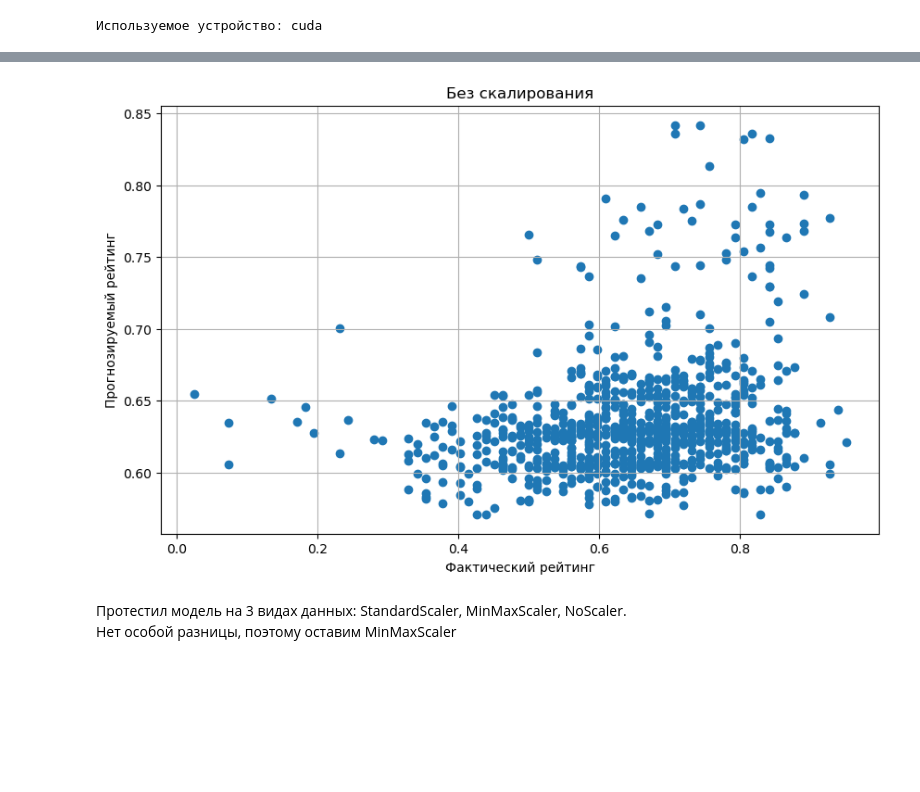
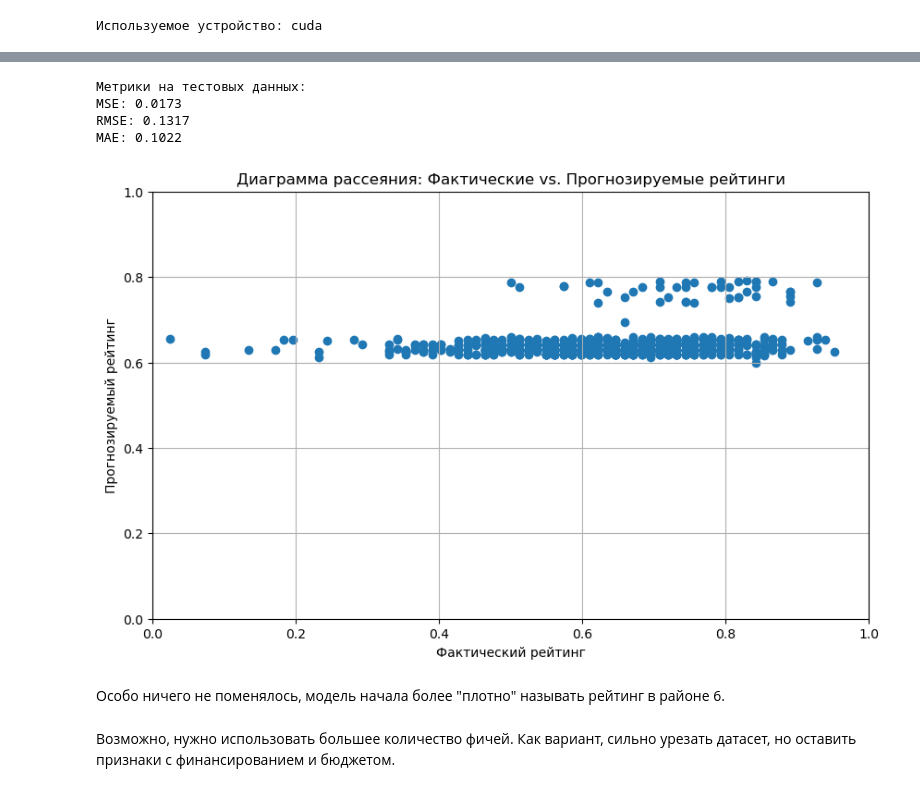
Before and after one commit to EugeneSt27/Machine-learning, a Jupyter notebook: Lab5/Lab5.ipynb, the cells around one changed output, grey strips where cells are left out. Saved outputs shown, nothing was run; the diff lists cells and outputs as text; code cells hidden in the pictures; blank space fills up the shorter version.

```diff
--- a/Lab5/Lab5.ipynb
+++ b/Lab5/Lab5.ipynb
@@ -391,0 +457,23 @@ plt.show()
+# %%
+for activation, dropout_rate, batch_norm, batch_size in param_combinations:
+    print(f"\nПеребираем: Activation={activation.__class__.__name__}, Dropout={dropout_rate}, BatchNorm={batch_norm}, BatchSize={batch_size}")
+    train_dataset = TensorDataset(train_features, train_target)
+    train_loader = DataLoader(train_dataset, batch_size=batch_size, shuffle=True)
+    input_size = train_features.shape[1]
+    model = BaselineNet(input_size, activation, dropout_rate, batch_norm).to(device)
+    learning_rate = learning_rate
+    num_epochs = num_epochs
+    train_model(model, train_loader, device, learning_rate, num_epochs)
+
+    mse, rmse, mae, _, _ = evaluate_model(model, test_features, test_target, device)
+    print(f'MSE: {mse:.4f}')
+    print(f'RMSE: {rmse:.4f}')
+    print(f'MAE: {mae:.4f}')
+
+    results.append({
+        'activation': activation.__class__.__name__,
+        'dropout': dropout_rate,
+        'batch_norm': batch_norm,
+        'batch_size': batch_size,
+        'rmse': rmse
+    })
@@ -391,0 +527,10 @@ plt.show()
+# %%
+train_dataset = TensorDataset(train_features, train_target)
+train_loader = DataLoader(train_dataset, batch_size=16, shuffle=True)
+input_size = train_features.shape[1]
+learning_rate = 0.001
+num_epochs = 30
+activation = nn.Tanh()
+dropout_rate = 0.2
+batch_norm = None
+upgraded_model = BaselineNet(input_size, activation, dropout_rate, batch_norm).to(device)
@@ -392,13 +557,29 @@ plt.show()
+# %%
+mse, rmse, mae, actual, predictions = evaluate_model(
+    upgraded_model, test_features, test_target, device
+)
+print(f'\nМетрики на тестовых данных:')
+print(f'MSE: {mse:.4f}')
+print(f'RMSE: {rmse:.4f}')
+print(f'MAE: {mae:.4f}')
+# %% [output]
+Метрики на тестовых данных:
+MSE: 0.0173
+RMSE: 0.1317
+MAE: 0.1022
 # %%
 plt.figure(figsize=(10, 6))
 plt.scatter(actual, predictions)
 plt.xlabel('Фактический рейтинг')
 plt.ylabel('Прогнозируемый рейтинг')
-plt.title('Без скалирования')
+plt.xlim([0,1])
+plt.ylim([0,1])
+plt.title('Диаграмма рассеяния: Фактические vs. Прогнозируемые рейтинги')
 plt.grid(True)
 plt.show()
 # %% [output]
-[figure, old version]
+[figure, new version]
-# %% [markdown]
-Протестил модель на 3 видах данных: StandardScaler, MinMaxScaler, NoScaler.
-Нет особой разницы, поэтому оставим MinMaxScaler
+# %% [markdown]
+Особо ничего не поменялось, модель начала более "плотно" называть рейтинг в районе 6.
+# %% [markdown]
+Возможно, нужно использовать большее количество фичей. Как вариант, сильно урезать датасет, но оставить признаки с финансированием и бюджетом.
```
Also changed, not shown: parts of 25 cells of this notebook.
